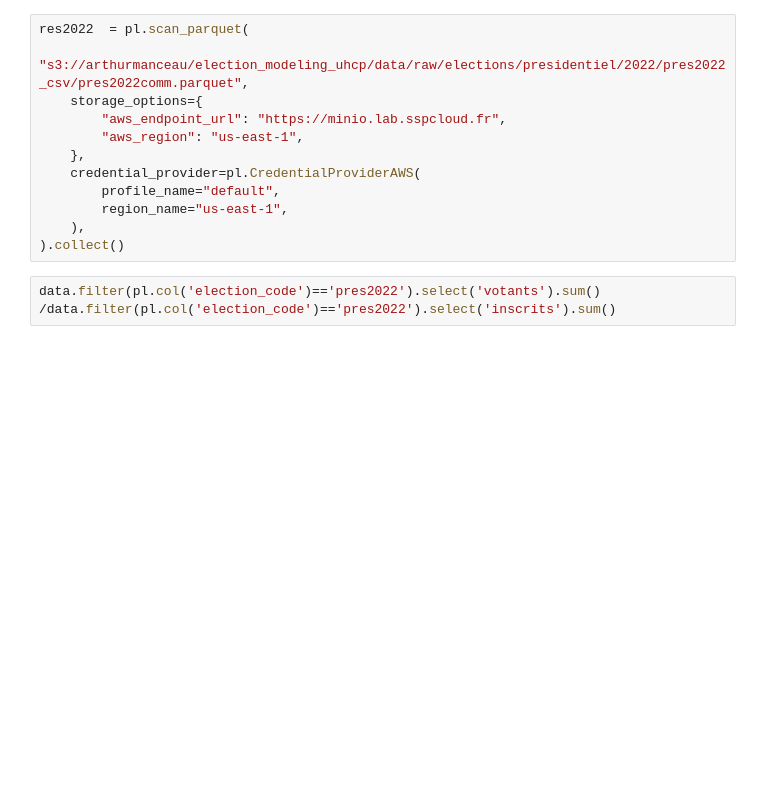
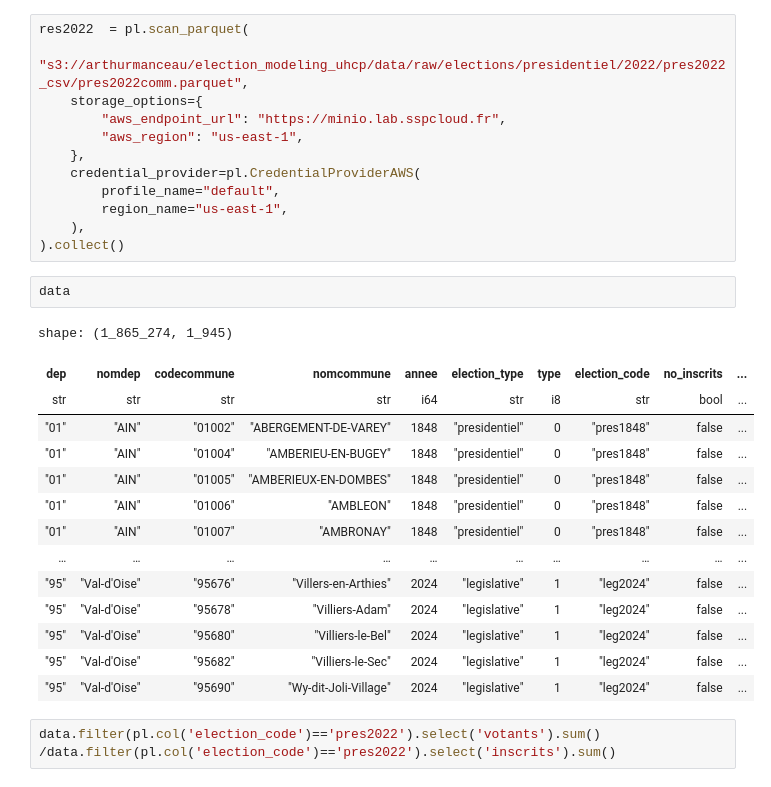
Before and after one commit to artmanceau/electera, a Jupyter notebook: notebooks/experiments/data_check.ipynb, the cells around one changed output. Saved outputs shown, nothing was run; the diff lists cells and outputs as text; blank space fills up the shorter version.

```diff
--- a/notebooks/experiments/data_check.ipynb
+++ b/notebooks/experiments/data_check.ipynb
@@ -29,6 +29,23 @@ res2022  = pl.scan_parquet(
         region_name="us-east-1",
     ),
 ).collect()
+# %%
+data
+# %% [output]
+shape: (1_865_274, 1_945)
+| dep | nomdep | codecommune | nomcommune | annee | election_type | type | election_code | no_inscrits | ... |
+| str | str | str | str | i64 | str | i8 | str | bool | ... |
+| "01" | "AIN" | "01002" | "ABERGEMENT-DE-VAREY" | 1848 | "presidentiel" | 0 | "pres1848" | false | ... |
+| "01" | "AIN" | "01004" | "AMBERIEU-EN-BUGEY" | 1848 | "presidentiel" | 0 | "pres1848" | false | ... |
+| "01" | "AIN" | "01005" | "AMBERIEUX-EN-DOMBES" | 1848 | "presidentiel" | 0 | "pres1848" | false | ... |
+| "01" | "AIN" | "01006" | "AMBLEON" | 1848 | "presidentiel" | 0 | "pres1848" | false | ... |
+| "01" | "AIN" | "01007" | "AMBRONAY" | 1848 | "presidentiel" | 0 | "pres1848" | false | ... |
+| … | … | … | … | … | … | … | … | … | ... |
+| "95" | "Val-d'Oise" | "95676" | "Villers-en-Arthies" | 2024 | "legislative" | 1 | "leg2024" | false | ... |
+| "95" | "Val-d'Oise" | "95678" | "Villiers-Adam" | 2024 | "legislative" | 1 | "leg2024" | false | ... |
+| "95" | "Val-d'Oise" | "95680" | "Villiers-le-Bel" | 2024 | "legislative" | 1 | "leg2024" | false | ... |
+| "95" | "Val-d'Oise" | "95682" | "Villiers-le-Sec" | 2024 | "legislative" | 1 | "leg2024" | false | ... |
+| "95" | "Val-d'Oise" | "95690" | "Wy-dit-Joli-Village" | 2024 | "legislative" | 1 | "leg2024" | false | ... |
 # %%
 data.filter(pl.col('election_code')=='pres2022').select('votants').sum() /data.filter(pl.col('election_code')=='pres2022').select('inscrits').sum()
 # %% [output]
```
Also changed, not shown: 9 other files.
